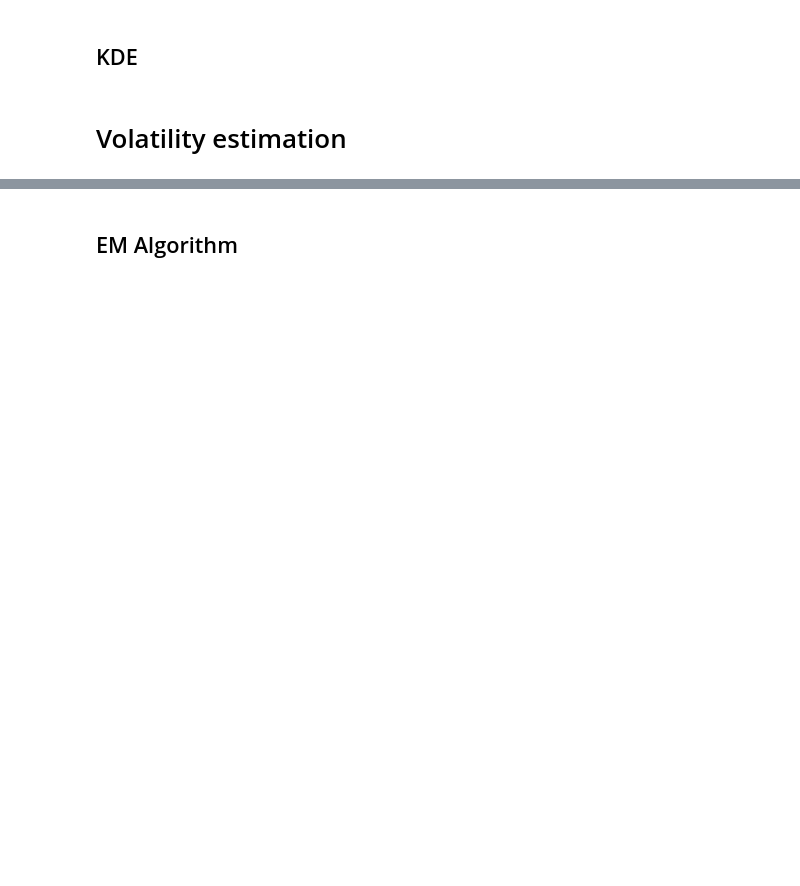
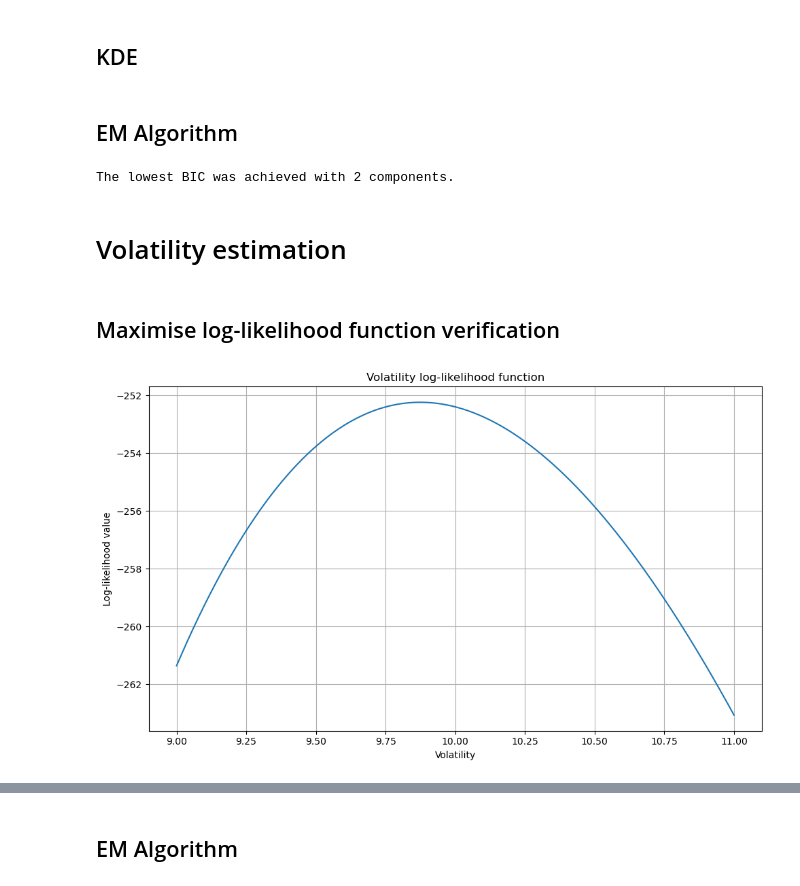
Before and after one commit to ManuelBal2201/Opt-stopp-BB-random-pinning-point, a Jupyter notebook: Practical_case.ipynb, the cells around one changed output, grey strips where cells are left out. Cells and saved outputs as stored; diff of their text form; code cells hidden in the pictures; blank space fills up the shorter version.

```diff
--- a/Practical_case.ipynb
+++ b/Practical_case.ipynb
@@ -31,12 +113,15 @@ Z_1 = np.random.normal(loc=129, scale=1, size=1000)
 # %%
 # Read data
 df_stocks = pd.read_csv(r'C:\Users\User\Documents\Data\IBM_5minPrice_ 25JUL2008 - 13DEC2018.csv', sep=',', header=0, low_memory=False)
+df_stocks_result = df_stocks.copy()
 
 # Extract data of interest
 df_stocks["Date"] = df_stocks["Time.Interval"].str[:9]
-first_date = "25JUL2008"
+first_date = "08FEB2017"
 first_date_index = df_stocks.index[df_stocks["Date"] == first_date][0]
-last_date = "08AUG2008"
+observation_date = "15MAY2018"
+observation_date_index = df_stocks.index[df_stocks["Date"] == observation_date][0]
+last_date = "14JUN2018"
 last_date_index = df_stocks.index[df_stocks["Date"] == last_date][0]+78 # Add 78 that are all the intervals considered in a day
 df_stocks_subset = df_stocks.loc[first_date_index:last_date_index]
 days_considered = df_stocks_subset.isna().any(axis=1).sum()
@@ -48,6 +133,8 @@ df_stocks_filtered2["Middle"] = (df_stocks_filtered1["High"] + df_stocks_filtere
 
 # Save final dataset
 df_stocks_final = df_stocks_filtered2
-df_stocks_final.reset_index(drop=True, inplace=True)
-df_stocks_final.head()
+df_stocks_training = df_stocks_final.loc[:observation_date_index]
+df_stocks_testing = df_stocks_final.loc[observation_date_index:]
+print(df_stocks_training.head())
+print(df_stocks_testing.head())
 # %% [output]
@@ -85,2 +162,9 @@ weights_KDE, parameters_KDE = KDE(Z_1 = Z_1)
+# %% [markdown]
+## EM Algorithm
+# %%
+# EM Algorithm
+weights_EM, parameters_EM = EM_Algorithm(Z_1 = tilde_Z_1, n_components = "BIC", n_components_trials = len(weights_KDE)-1)
+# %% [output]
+The lowest BIC was achieved with 2 components.
 # %% [markdown]
 # Volatility estimation
@@ -88,0 +171,36 @@ T= df_stocks_final.shape[0]*5 # Each minute is a step of size 1
+# %% [markdown]
+## Maximise log-likelihood function verification
+# %%
+# Initialize parameters
+n = df_stocks_final.shape[0]*5
+weights = np.array([1/4, 1/2, 1/4])
+parameters = np.array([[-5/9, 0, 1],[2/3, 1/3, 1/2]])
+volatility = 10
+
+# Initialize variables
+m_tilde = parameters[0]
+gamma_tilde = parameters[1]
+
+# Sample distributions
+np.random.seed(123)
+selection = np.random.choice(list(range(0,parameters.shape[1])), size = 1, p = weights)
+z1 = np.random.normal(loc=m_tilde[selection], scale=gamma_tilde[selection]) # Generated M values of the distribution Z_1
+process = simulate_brownian_bridge(t = 0, z_t = 0, T = 1, z_T = z1[0], n_steps = 1000, volatility = volatility) # Simulated the brownian brigdge to t+u
+tilde_z_t = process[1]
+t = process[0]
+
+# Maximise loglikelihood function
+loglikelihood = [sigma_log_likelihood_vectorized(i, tilde_z_t, t, m_tilde, gamma_tilde, weights) for i in np.linspace(9, 11, 1000)]
+
+# Plotting
+plt.figure(figsize=(10, 6))
+plt.plot(np.linspace(9, 11, 1000), loglikelihood)
+plt.xlabel('Volatility')
+plt.ylabel('Log-likelihood value')
+plt.title("Volatility's log-likelihood function")
+plt.grid(True)
+plt.tight_layout()
+#plt.savefig("loglikelihood_function", dpi=300)
+plt.show()
+# %% [output]
+[figure, added]
```
Also changed, not shown: parts of 36 cells of this notebook, 10 other files.
